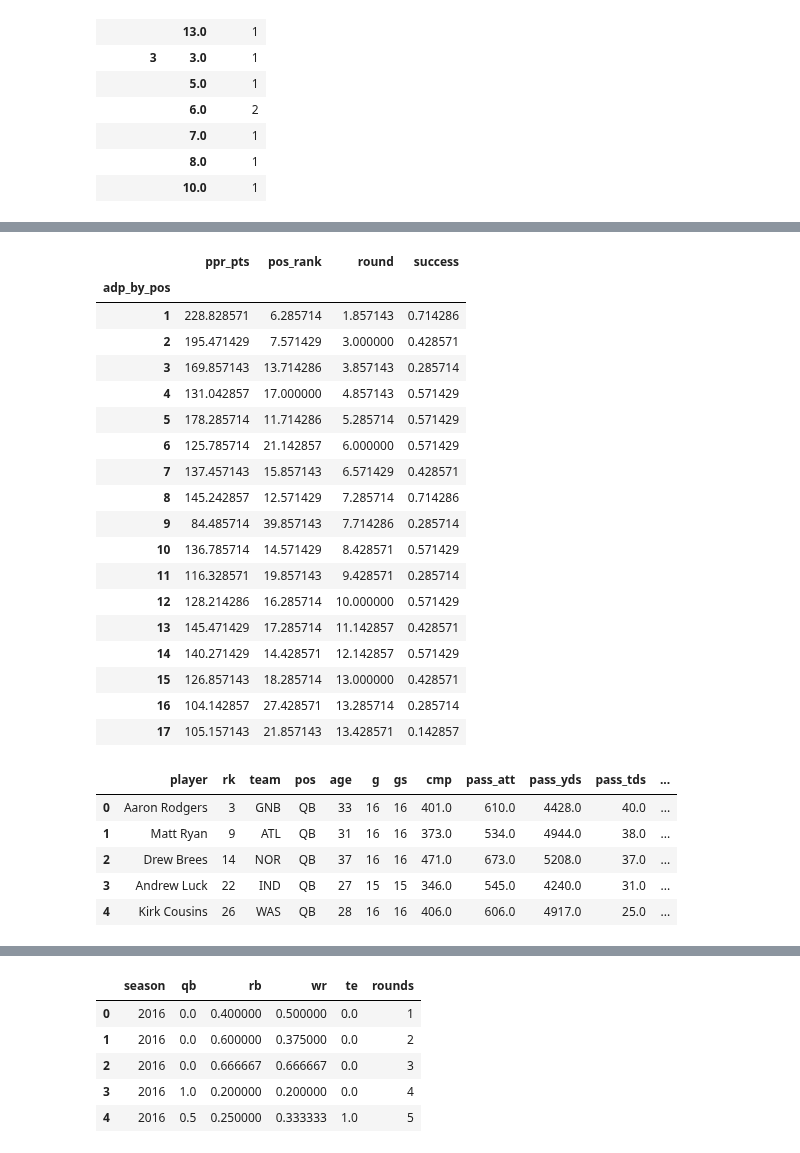
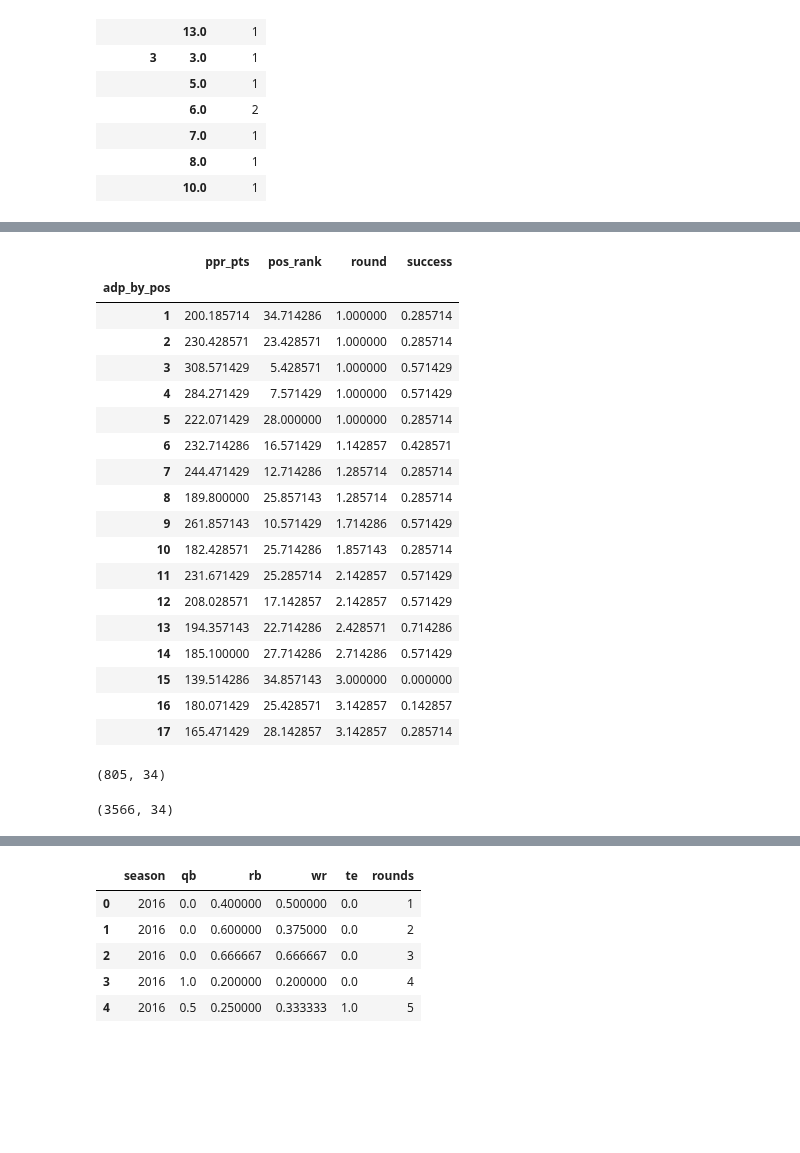
Before and after one commit to ffb-optimal-draft/ffb-draft-strategy, a Jupyter notebook: rm_scratch.ipynb, the cells around one changed output, grey strips where cells are left out. Saved outputs shown, nothing was run; the diff lists cells and outputs as text; code cells hidden in the pictures; blank space fills up the shorter version.

```diff
--- a/rm_scratch.ipynb
+++ b/rm_scratch.ipynb
@@ -201,3 +201,5 @@ df[df.year==2016]
 474 rows × 32 columns
 # %% [markdown]
 # Add success columns
+# %%
+test = pd.read_html('https://fantasyfootballcalculator.com/adp/ppr/12-team/all/2013')
@@ -501,22 +527,26 @@ df[(df.pos_rank<4)&(df.pos=='QB')].groupby(['pos_rank','round'])[['player']].cou
 # %%
-df[(df.pos=='TE') & (df.adp_by_pos<18)].groupby('adp_by_pos')[['ppr_pts','pos_rank','round','success']].mean()
+df[(df.pos=='RB') & (df.adp_by_pos<18)].groupby('adp_by_pos')[['ppr_pts','pos_rank','round','success']].mean()
 # %% [output]
 |  | ppr_pts | pos_rank | round | success |
 | adp_by_pos |  |  |  |  |
-| 1 | 228.828571 | 6.285714 | 1.857143 | 0.714286 |
-| 2 | 195.471429 | 7.571429 | 3.000000 | 0.428571 |
-| 3 | 169.857143 | 13.714286 | 3.857143 | 0.285714 |
-| 4 | 131.042857 | 17.000000 | 4.857143 | 0.571429 |
-| 5 | 178.285714 | 11.714286 | 5.285714 | 0.571429 |
-| 6 | 125.785714 | 21.142857 | 6.000000 | 0.571429 |
-| 7 | 137.457143 | 15.857143 | 6.571429 | 0.428571 |
-| 8 | 145.242857 | 12.571429 | 7.285714 | 0.714286 |
-| 9 | 84.485714 | 39.857143 | 7.714286 | 0.285714 |
-| 10 | 136.785714 | 14.571429 | 8.428571 | 0.571429 |
-| 11 | 116.328571 | 19.857143 | 9.428571 | 0.285714 |
-| 12 | 128.214286 | 16.285714 | 10.000000 | 0.571429 |
-| 13 | 145.471429 | 17.285714 | 11.142857 | 0.428571 |
-| 14 | 140.271429 | 14.428571 | 12.142857 | 0.571429 |
-| 15 | 126.857143 | 18.285714 | 13.000000 | 0.428571 |
-| 16 | 104.142857 | 27.428571 | 13.285714 | 0.285714 |
-| 17 | 105.157143 | 21.857143 | 13.428571 | 0.142857 |
+| 1 | 200.185714 | 34.714286 | 1.000000 | 0.285714 |
+| 2 | 230.428571 | 23.428571 | 1.000000 | 0.285714 |
+| 3 | 308.571429 | 5.428571 | 1.000000 | 0.571429 |
+| 4 | 284.271429 | 7.571429 | 1.000000 | 0.571429 |
+| 5 | 222.071429 | 28.000000 | 1.000000 | 0.285714 |
+| 6 | 232.714286 | 16.571429 | 1.142857 | 0.428571 |
+| 7 | 244.471429 | 12.714286 | 1.285714 | 0.285714 |
+| 8 | 189.800000 | 25.857143 | 1.285714 | 0.285714 |
+| 9 | 261.857143 | 10.571429 | 1.714286 | 0.571429 |
+| 10 | 182.428571 | 25.714286 | 1.857143 | 0.285714 |
+| 11 | 231.671429 | 25.285714 | 2.142857 | 0.571429 |
+| 12 | 208.028571 | 17.142857 | 2.142857 | 0.571429 |
+| 13 | 194.357143 | 22.714286 | 2.428571 | 0.714286 |
+| 14 | 185.100000 | 27.714286 | 2.714286 | 0.571429 |
+| 15 | 139.514286 | 34.857143 | 3.000000 | 0.000000 |
+| 16 | 180.071429 | 25.428571 | 3.142857 | 0.142857 |
+| 17 | 165.471429 | 28.142857 | 3.142857 | 0.285714 |
+# %%
+df[df.g/16<.50].shape
+# %% [output]
+(805, 34)
@@ -523,9 +555,4 @@ df[(df.pos=='TE') & (df.adp_by_pos<18)].groupby('adp_by_pos')[['ppr_pts','pos_ra
 # %%
-df.head()
+df.shape
 # %% [output]
-|  | player | rk | team | pos | age | g | gs | cmp | pass_att | pass_yds | pass_tds | ... |
-| 0 | Aaron Rodgers | 3 | GNB | QB | 33 | 16 | 16 | 401.0 | 610.0 | 4428.0 | 40.0 | ... |
-| 1 | Matt Ryan | 9 | ATL | QB | 31 | 16 | 16 | 373.0 | 534.0 | 4944.0 | 38.0 | ... |
-| 2 | Drew Brees | 14 | NOR | QB | 37 | 16 | 16 | 471.0 | 673.0 | 5208.0 | 37.0 | ... |
-| 3 | Andrew Luck | 22 | IND | QB | 27 | 15 | 15 | 346.0 | 545.0 | 4240.0 | 31.0 | ... |
-| 4 | Kirk Cousins | 26 | WAS | QB | 28 | 16 | 16 | 406.0 | 606.0 | 4917.0 | 25.0 | ... |
+(3566, 34)
```
Also changed, not shown: parts of 4 cells of this notebook, 1 other file.
